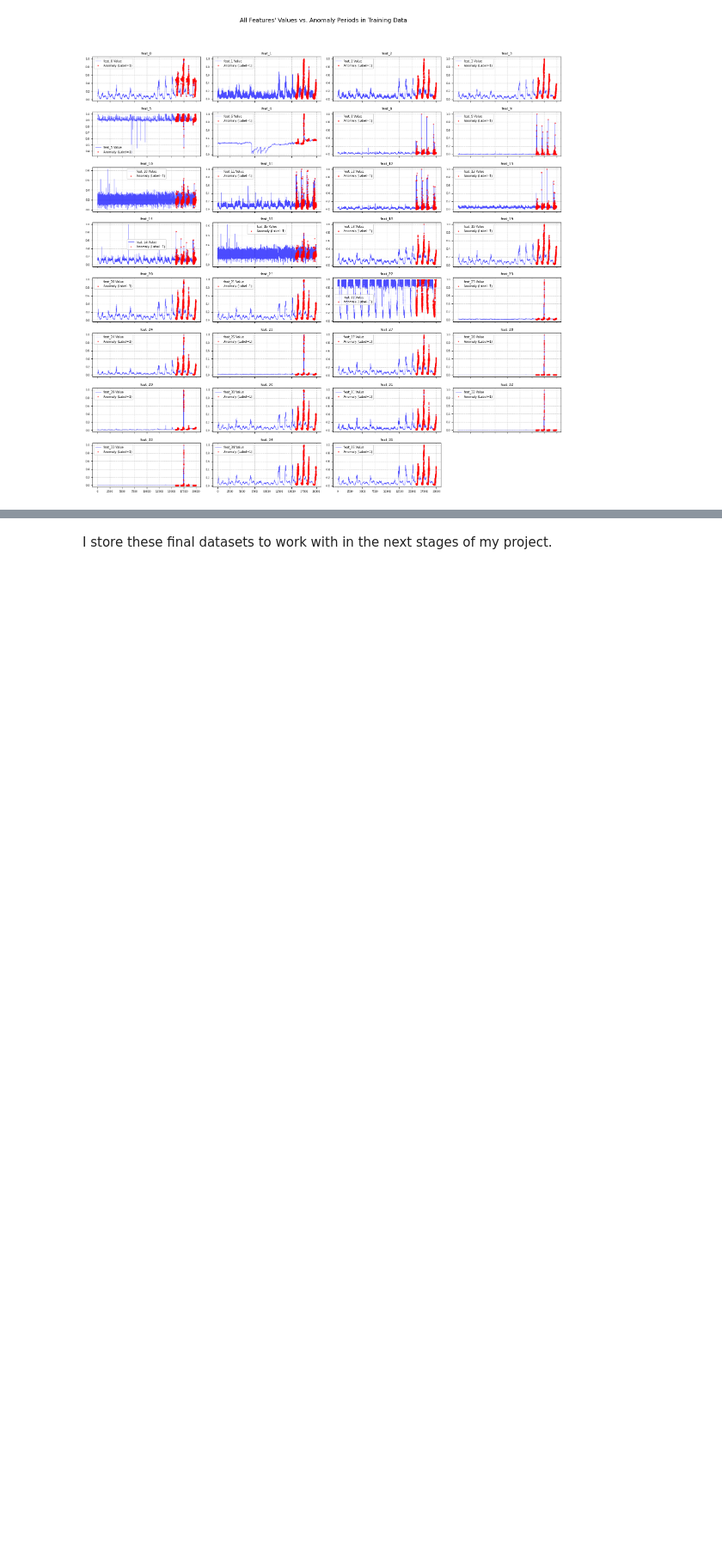
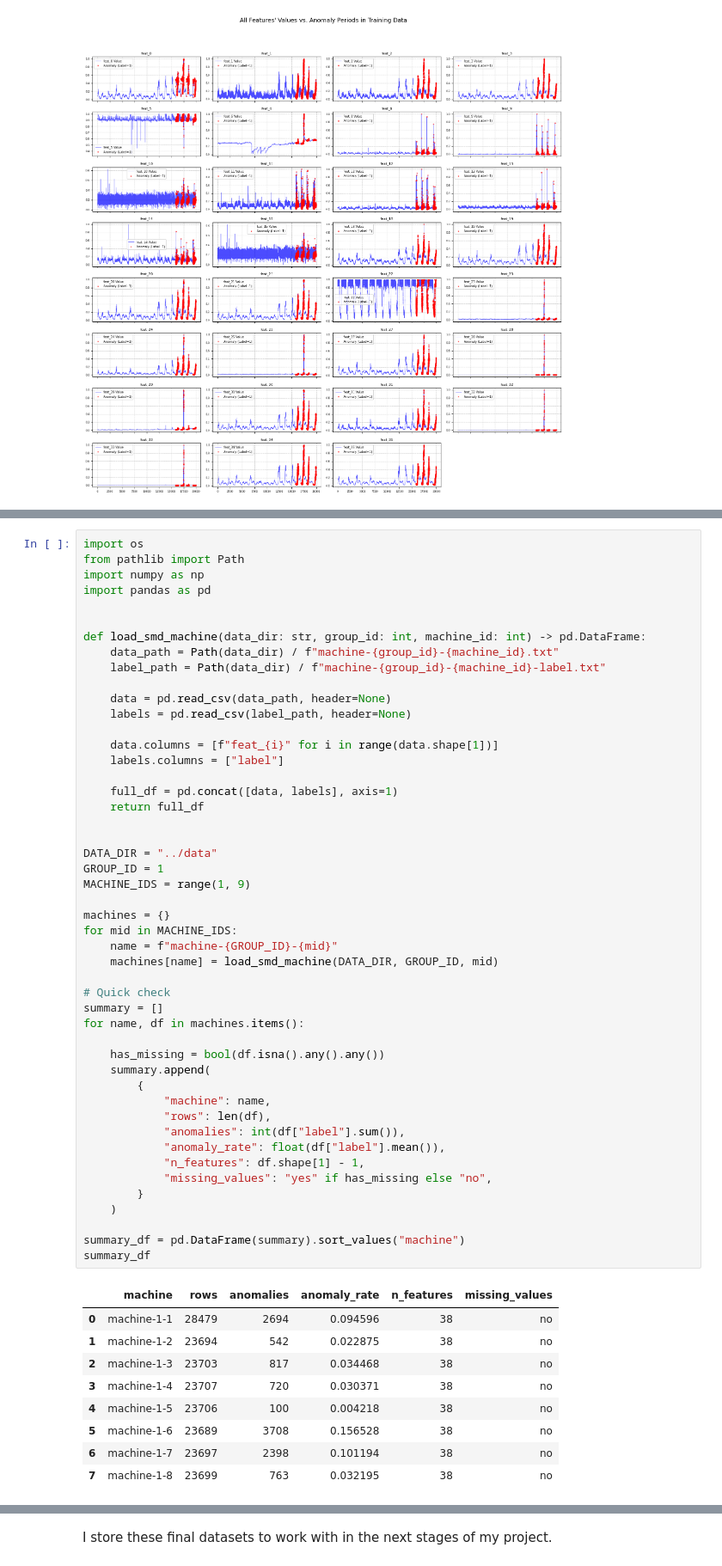
Before and after one commit to brenky7/cloud_metrics_predictions, a Jupyter notebook: notebooks/data_analysis.ipynb, the cells around one changed output, grey strips where cells are left out. Shown at 86% size. Cells and saved outputs as stored; diff of their text form; blank space fills up the shorter version.

```diff
--- a/notebooks/data_analysis.ipynb
+++ b/notebooks/data_analysis.ipynb
@@ -205,0 +202,58 @@ On the other hand, there are some features like 10, 15, 22 that appear mostly st
+# %%
+import os
+from pathlib import Path
+import numpy as np
+import pandas as pd
+
+
+def load_smd_machine(data_dir: str, group_id: int, machine_id: int) -> pd.DataFrame:
+    data_path = Path(data_dir) / f"machine-{group_id}-{machine_id}.txt"
+    label_path = Path(data_dir) / f"machine-{group_id}-{machine_id}-label.txt"
+
+    data = pd.read_csv(data_path, header=None)
+    labels = pd.read_csv(label_path, header=None)
+
+    data.columns = [f"feat_{i}" for i in range(data.shape[1])]
+    labels.columns = ["label"]
+
+    full_df = pd.concat([data, labels], axis=1)
+    return full_df
+
+
+DATA_DIR = "../data"
+GROUP_ID = 1
+MACHINE_IDS = range(1, 9)
+
+machines = {}
+for mid in MACHINE_IDS:
+    name = f"machine-{GROUP_ID}-{mid}"
+    machines[name] = load_smd_machine(DATA_DIR, GROUP_ID, mid)
+
+# Quick check
+summary = []
+for name, df in machines.items():
+
+    has_missing = bool(df.isna().any().any())
+    summary.append(
+        {
+            "machine": name,
+            "rows": len(df),
+            "anomalies": int(df["label"].sum()),
+            "anomaly_rate": float(df["label"].mean()),
+            "n_features": df.shape[1] - 1,
+            "missing_values": "yes" if has_missing else "no",
+        }
+    )
+
+summary_df = pd.DataFrame(summary).sort_values("machine")
+summary_df
+# %% [output]
+|  | machine | rows | anomalies | anomaly_rate | n_features | missing_values |
+| 0 | machine-1-1 | 28479 | 2694 | 0.094596 | 38 | no |
+| 1 | machine-1-2 | 23694 | 542 | 0.022875 | 38 | no |
+| 2 | machine-1-3 | 23703 | 817 | 0.034468 | 38 | no |
+| 3 | machine-1-4 | 23707 | 720 | 0.030371 | 38 | no |
+| 4 | machine-1-5 | 23706 | 100 | 0.004218 | 38 | no |
+| 5 | machine-1-6 | 23689 | 3708 | 0.156528 | 38 | no |
+| 6 | machine-1-7 | 23697 | 2398 | 0.101194 | 38 | no |
+| 7 | machine-1-8 | 23699 | 763 | 0.032195 | 38 | no |
```
Also changed, not shown: parts of 10 cells of this notebook, 13 other files.
